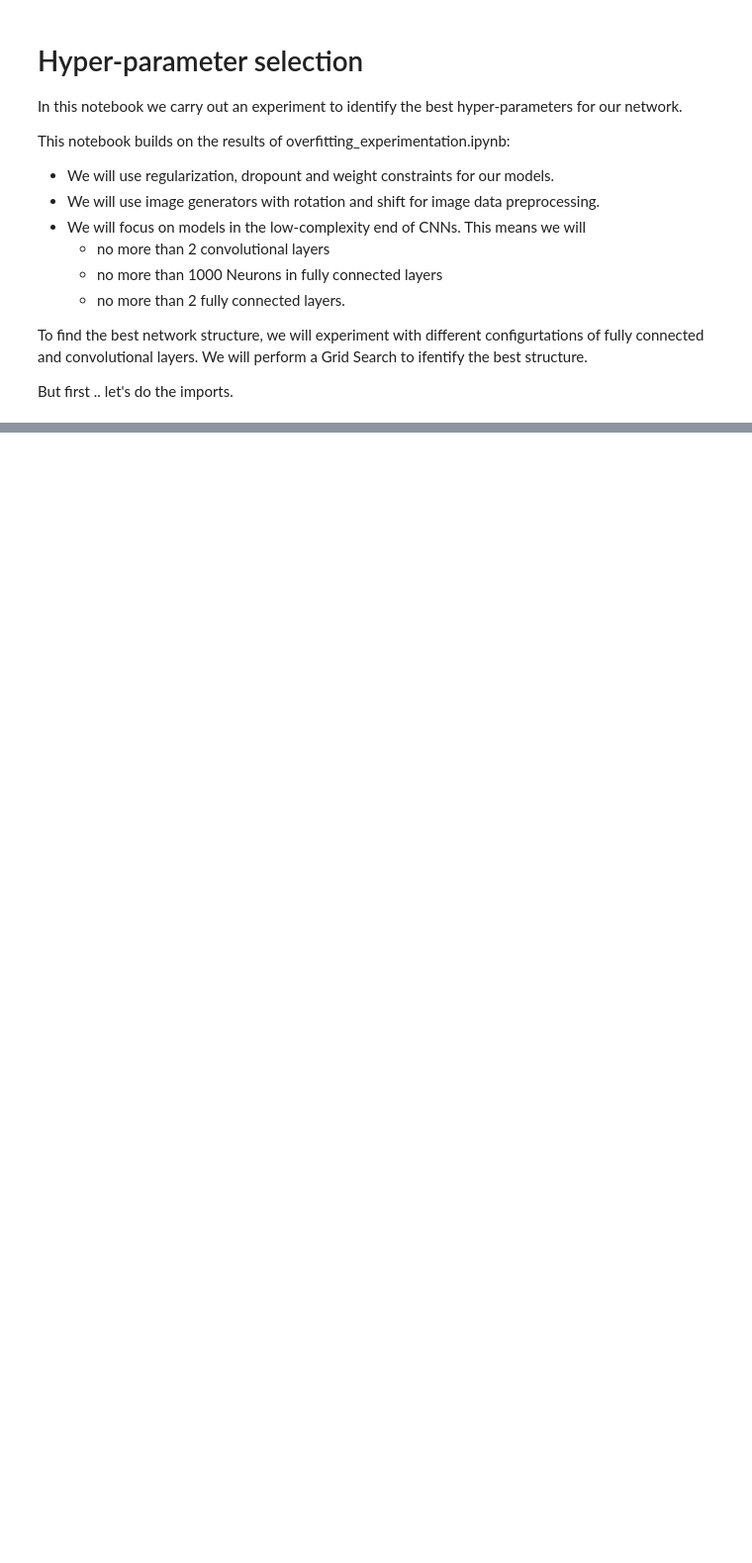
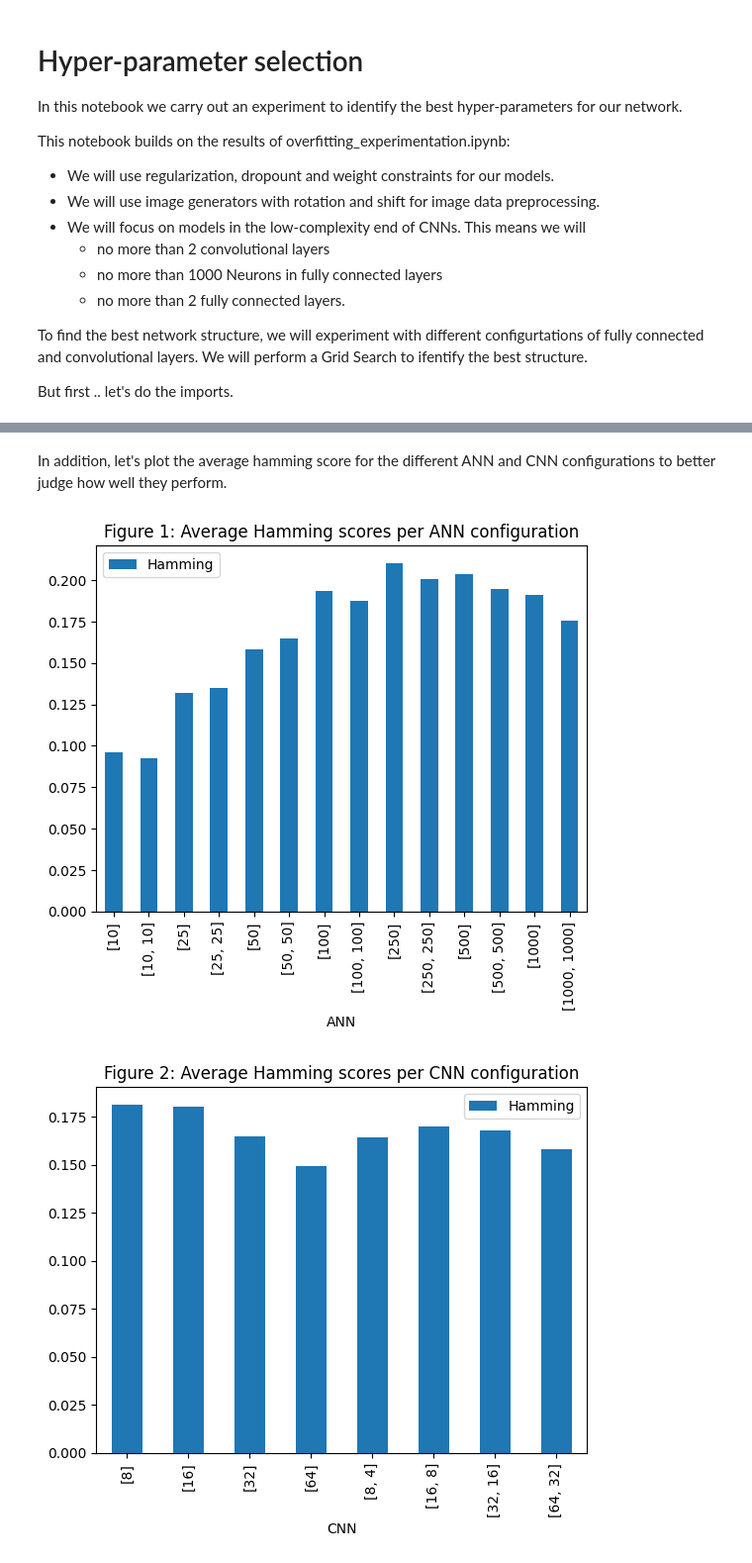
Before and after one commit to frank-trollmann/machine-learning_example-project, a Jupyter notebook: notebooks/hyper_parameter_selection.ipynb, the cells around one changed output, grey strips where cells are left out. Shown: that part at 99% size. Saved outputs shown, nothing was run; the diff lists cells and outputs as text; code cells hidden in the pictures; blank space fills up the shorter version.

```diff
--- a/notebooks/hyper_parameter_selection.ipynb
+++ b/notebooks/hyper_parameter_selection.ipynb
@@ -95,0 +112,26 @@ We will use this configuration for our evaluation.
+# %% [markdown]
+In addition, let's plot the average hamming score for the different ANN and CNN configurations to better judge how well they perform.
+# %%
+
+
+averages_ann_list = []
+for value in ["[10]","[10, 10]", "[25]","[25, 25]", "[50]", "[50, 50]", "[100]","[100, 100]", "[250]","[250, 250]", "[500]","[500, 500]", "[1000]", "[1000, 1000]" ]:
+    hammings = results_df.loc[results_df['ANN'] == value]["Hamming"]
+    averages_ann_list.append((value, hammings.mean()))
+
+averages_ann_df = pd.DataFrame(averages_ann_list,columns=["ANN","Hamming"])
+averages_ann_df.plot.bar(x="ANN", y=["Hamming"], rot=90, title="Figure 1: Average Hamming scores per ANN configuration");
+plot.show(block=True);
+
+
+averages_cnn_list = []
+for value in ["[8]","[16]","[32]","[64]","[8, 4]","[16, 8]","[32, 16]", "[64, 32]"]:
+    hammings = results_df.loc[results_df['CNN'] == value]["Hamming"]
+    averages_cnn_list.append((value, hammings.mean()))
+
+averages_cnn_df = pd.DataFrame(averages_cnn_list,columns=["CNN","Hamming"])
+averages_cnn_df.plot.bar(x="CNN", y=["Hamming"], rot=90, title="Figure 2: Average Hamming scores per CNN configuration");
+plot.show(block=True);
+# %% [output]
+[figure, added]
+[figure, added]
```
Also changed, not shown: parts of 11 cells of this notebook, 2 other files.
